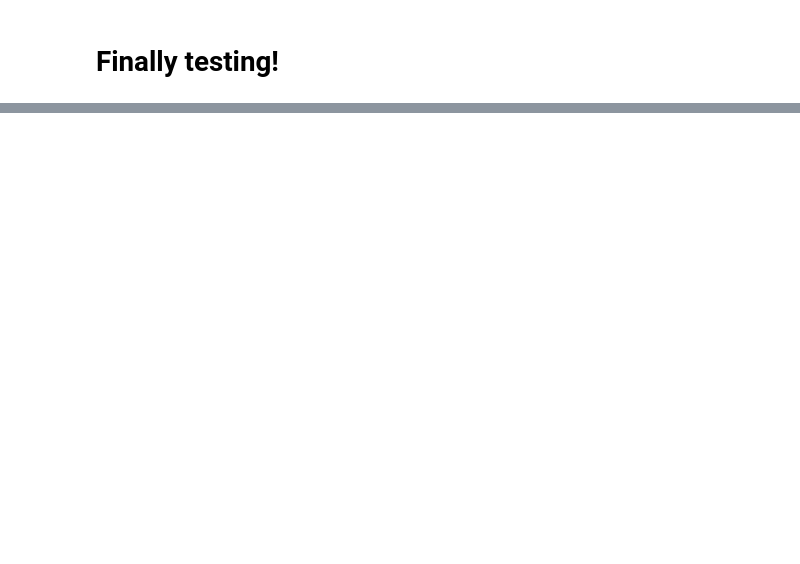
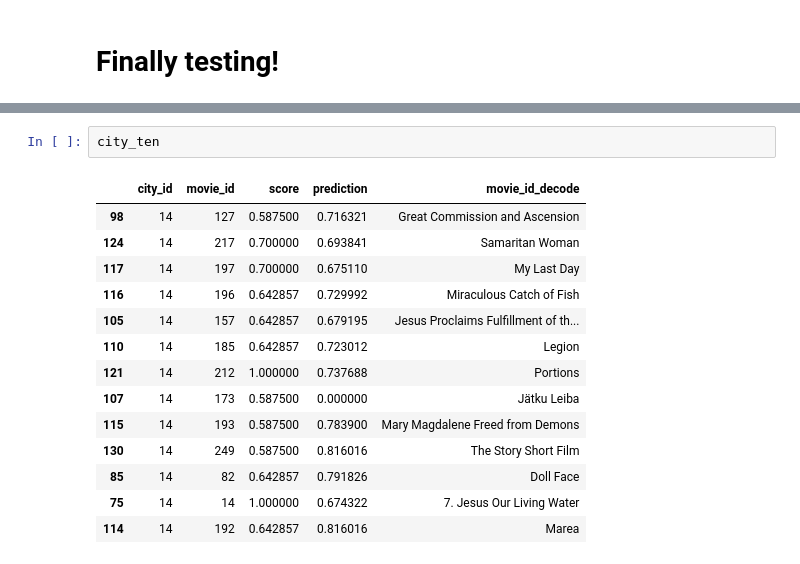
Before and after one commit to dj-betts/jf_project, a Jupyter notebook: recommender_base.ipynb, the cells around one changed output, grey strips where cells are left out. Drawn from its saved outputs; the diff is of its cells as text; blank space fills up the shorter version.

```diff
--- a/recommender_base.ipynb
+++ b/recommender_base.ipynb
@@ -668,3 +684,20 @@ movies.loc[173]
+# %%
+city_ten
+# %% [output]
+|  | city_id | movie_id | score | prediction | movie_id_decode |
+| 98 | 14 | 127 | 0.587500 | 0.716321 | Great Commission and Ascension |
+| 124 | 14 | 217 | 0.700000 | 0.693841 | Samaritan Woman |
+| 117 | 14 | 197 | 0.700000 | 0.675110 | My Last Day |
+| 116 | 14 | 196 | 0.642857 | 0.729992 | Miraculous Catch of Fish |
+| 105 | 14 | 157 | 0.642857 | 0.679195 | Jesus Proclaims Fulfillment of th... |
+| 110 | 14 | 185 | 0.642857 | 0.723012 | Legion |
+| 121 | 14 | 212 | 1.000000 | 0.737688 | Portions |
+| 107 | 14 | 173 | 0.587500 | 0.000000 | Jätku Leiba |
+| 115 | 14 | 193 | 0.587500 | 0.783900 | Mary Magdalene Freed from Demons |
+| 130 | 14 | 249 | 0.587500 | 0.816016 | The Story Short Film |
+| 85 | 14 | 82 | 0.642857 | 0.791826 | Doll Face |
+| 75 | 14 | 14 | 1.000000 | 0.674322 | 7. Jesus Our Living Water |
+| 114 | 14 | 192 | 0.642857 | 0.816016 | Marea |
 # %%
 city_ten.score.hist();
 # %% [output]
```
Also changed, not shown: parts of 32 cells of this notebook.
